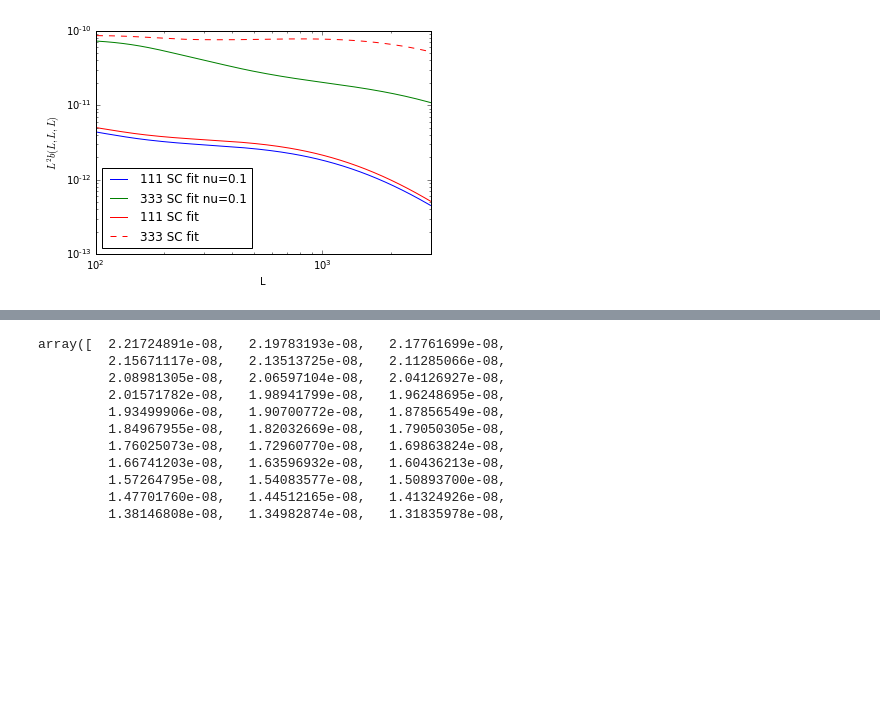
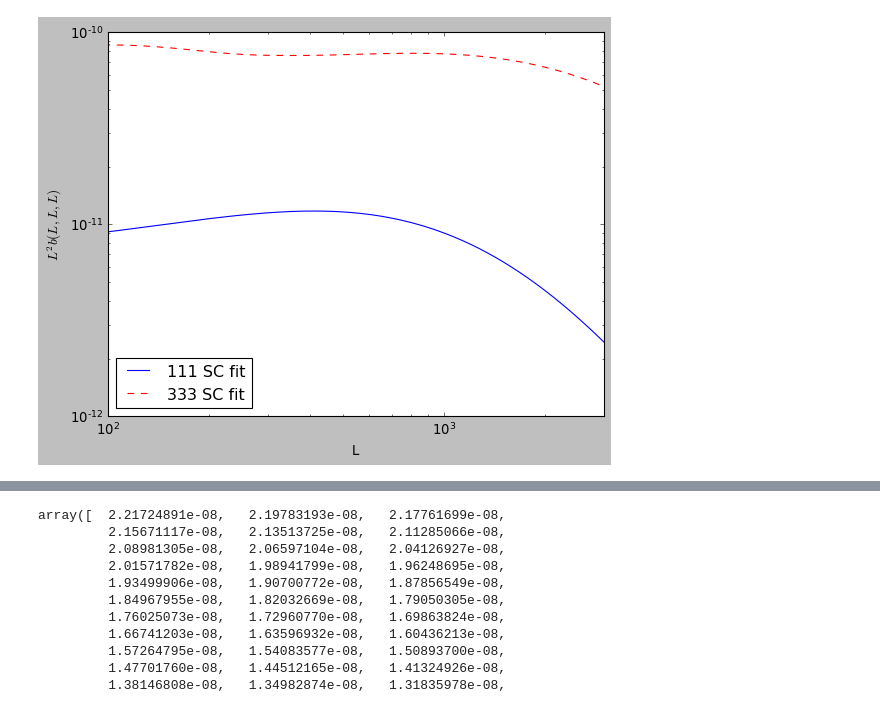
Before and after one commit to VMBoehm/BispectrumBias, a Jupyter notebook: TestBispectraGalLens.ipynb, the cells around one changed output, grey strips where cells are left out. Cells and saved outputs as stored; diff of their text form; code cells hidden in the pictures; blank space fills up the shorter version.

```diff
--- a/TestBispectraGalLens.ipynb
+++ b/TestBispectraGalLens.ipynb
@@ -89,34 +89,34 @@ plt.show()
 # %%
 specpath='/home/nessa/Documents/Projects/LensingBispectrum/CMB-nonlinear/outputs/bispectra/'
 L,l,theta = pickle.load(open(ellpath+'ell_ang_equilat_Lmin10_Lmax3000_lmin10_lmax8000_lenL200_lenl220_lenang200_0e+00.pkl','r'))
 bi_equi = np.load(specpath+'bispec_111_equilat_JiaGalaxyLens_Lmin10-Lmax2999-lmax2999__.npy')
 bi_equinl = np.load(specpath+'bispec_111_equilat_JiaGalaxyLens_Lmin10-Lmax2999-lmax2999_halofit_.npy')
 bi_equifit = np.load(specpath+'bispec_111_equilat_JiaGalaxyLens_Lmin10-Lmax2999-lmax2999_halofit_SC.npy')
 #bi_equitest = np.load(specpath+'bispec_111test_equilat_JiaGalaxyLens_Lmin10-Lmax2999-lmax2999_halofit.npy')
 bi_equi333 = np.load(specpath+'bispec_333_equilat_JiaGalaxyLens_Lmin10-Lmax2999-lmax2999_halofit_SC.npy')
 bi_equi333nu = np.load(specpath+'bispec_333_massive_nus_equilat_JiaGalaxyLens_Lmin10-Lmax2999-lmax2999_halofit_.npy')
 bi_equi111nu = np.load(specpath+'bispec_111_massive_nus_equilat_JiaGalaxyLens_Lmin10-Lmax2999-lmax2999_halofit_.npy')
 bi_equi333sq = np.load(specpath+'bispec_333_squeezed_ang0.0001_JiaGalaxyLens_Lmin10-Lmax2999-lmax2999_halofit_.npy')
 bi_equi333sq2 = np.load(specpath+'bispec_333_squeezed_ang0.001_JiaGalaxyLens_Lmin10-Lmax2999-lmax2999_halofit_.npy')
 plt.figure()
-#plt.loglog(L, L**2*bi_equi,label='111 TL linear')
-plt.loglog(L, L**2*bi_equi111nu,label='111 SC fit nu=0.1')
-plt.loglog(L, L**2*bi_equi333nu,label='333 SC fit nu=0.1')
+plt.loglog(L, L**2*bi_equifit,label='111 SC fit')
+#plt.loglog(L, L**2*bi_equi111nu,label='111 SC fit nu=0.1')
+#plt.loglog(L, L**2*bi_equi333nu,label='333 SC fit nu=0.1')
 # plt.loglog(L, L**2*bi_equi333sq,label='333 TL nl ang 1 squeezed')
 # plt.loglog(L, L**2*bi_equi333sq,label='333 TL nl ang 2 squeezed',ls='--')
 # plt.loglog(L, L**2*bi_equinl,label='111 TL non linear')
-plt.loglog(L, L**2*bi_equinl,label='111 SC fit')
+#plt.loglog(L, L**2*bi_equi,label='111 SC fit')
 plt.loglog(L, L**2*bi_equi333,c='r',ls ='--',label='333 SC fit')
 #plt.loglog(L, L**2*bi_equi333fold,c='r',ls ='-.',label='333 SC fit folded')
 plt.xlim(100,3000)
 plt.legend(loc='best')
 plt.xlabel('L')
 plt.ylabel('$L^2 b(L,L,L)$')
 plotpath='/home/nessa/Documents/Projects/LensingBispectrum/CMB-nonlinear/Tests/GalaxyLensing/'
 plt.savefig(plotpath+'bispec_equilat_nus.png',bbox_inches='tight')
 plt.show()
 # %% [output]
-[figure, old version]
+[figure, new version]
 # %%
 L,l,theta   = pickle.load(open(ellpath+'ell_ang_equilat_Lmin10_Lmax3000_lmin10_lmax8000_lenL200_lenl220_lenang200_0e+00.pkl','r'))
 specpath='/home/nessa/Documents/Projects/LensingBispectrum/CMB-nonlinear/outputs/power_spectra/'
```
Also changed, not shown: parts of 8 cells of this notebook, 3 other files.
